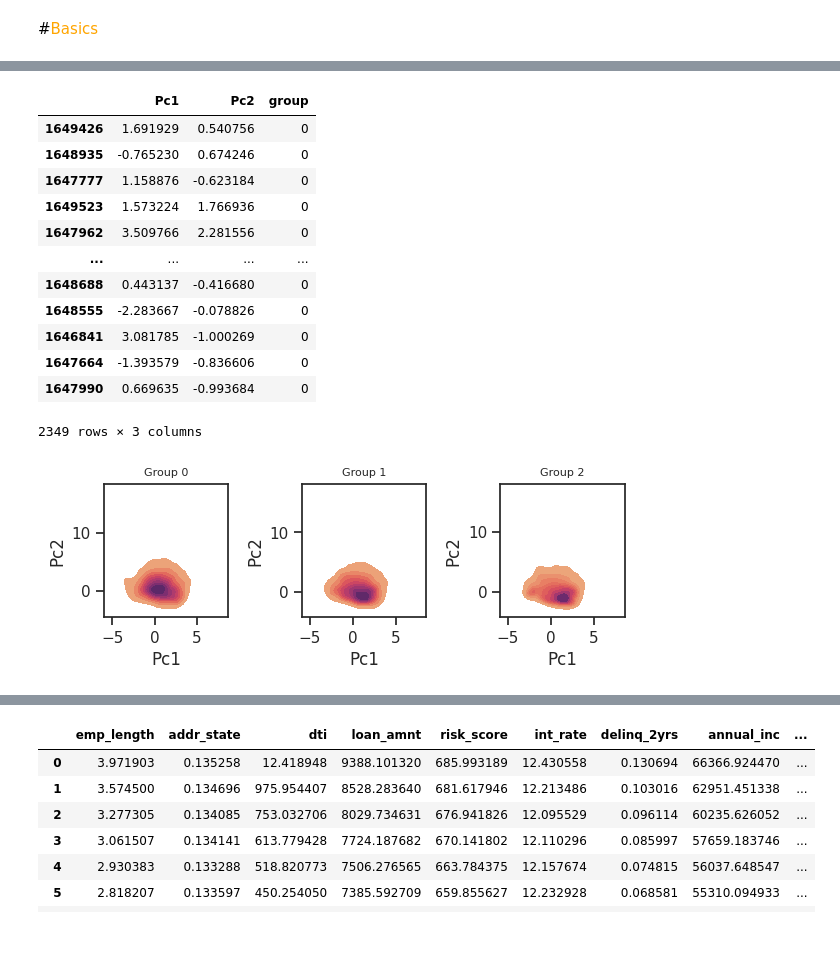
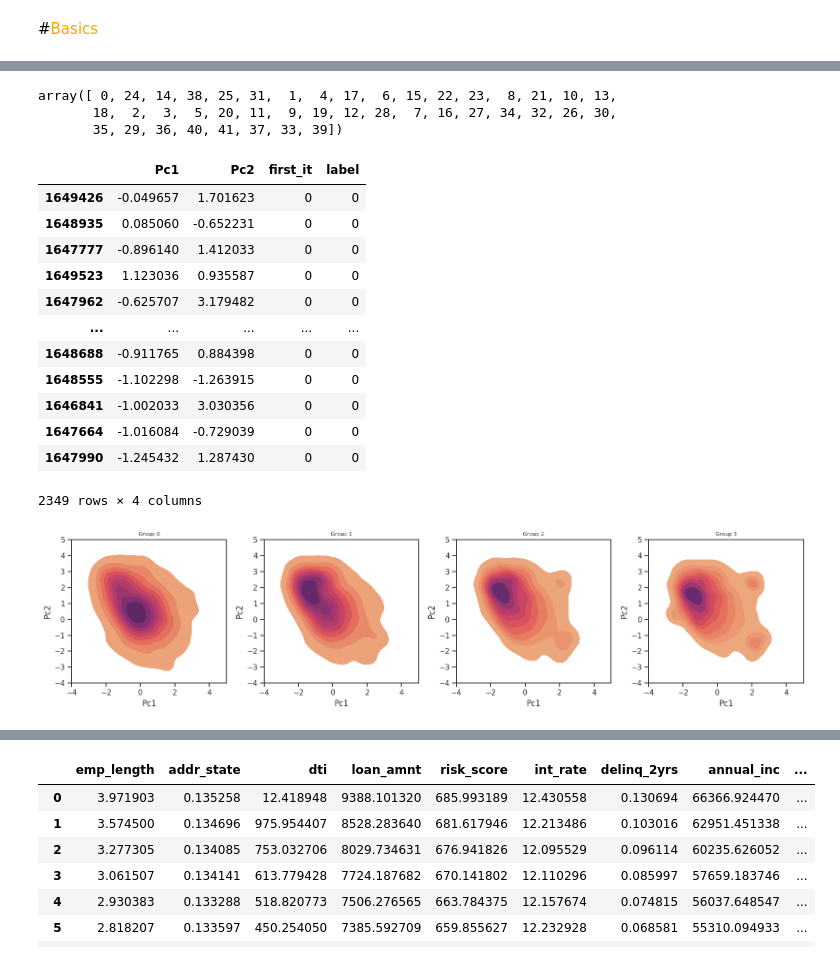
Before and after one commit to hiaac-finance/credit_pipeline, a Jupyter notebook: examples/playground ICMD.ipynb, the cells around one changed output, grey strips where cells are left out. Drawn from its saved outputs; the diff is of its cells as text; code cells hidden in the pictures.

```diff
--- a/examples/playground ICMD.ipynb
+++ b/examples/playground ICMD.ipynb
@@ -50,0 +122,2 @@ import seaborn as sns
+# %%
+data_ex = pd.read_parquet(datapath_ex)
@@ -78,2 +148,0 @@ datapath_ex = os.path.join(ri_datasets_path,f'Data/TN-{seed_number}-{year}-{size
-# %%
-data_ex = joblib.load(datapath_ex)
@@ -92,0 +225,12 @@ X.shape
+# %%
+X = df_i.loc[:, ~df_i.columns.isin(['first_it', 'label'])]
+
+# Standardize the selected columns
+scaler = StandardScaler()
+X_scaled = scaler.fit_transform(X)
+
+# Convert the standardized result back to a DataFrame
+X_scaled_df = pd.DataFrame(X_scaled, columns=X.columns, index=X.index)
+
+df_scaled = pd.concat([X_scaled_df, df_i.loc[:, ['first_it', 'label']]], axis=1)
+df_scaled
@@ -93,63 +251,74 @@ X.shape
 # %%
 pca = PCA(n_components=2, random_state = seed_number)  # Reduce to 2 dimensions for visualization
-principalComponents = pca.fit_transform(X)
+principalComponents = pca.fit_transform(X_scaled)
 
 principalDf = pd.DataFrame(data = principalComponents,
-                           columns = ['Pc1', 'Pc2'], index=df.index)
+                           columns = ['Pc1', 'Pc2'], index=df_scaled.index)
 
 # Add the group information back for plotting
-finalDf = pd.concat([principalDf, df['group']], axis = 1)
+finalDf = pd.concat([principalDf, df_i.loc[:, ['first_it', 'label']]], axis = 1)
+# %%
+finalDf.first_it.unique()
+# %% [output]
+array([ 0, 24, 14, 38, 25, 31,  1,  4, 17,  6, 15, 22, 23,  8, 21, 10, 13,
+       18,  2,  3,  5, 20, 11,  9, 19, 12, 28,  7, 16, 27, 34, 32, 26, 30,
+       35, 29, 36, 40, 41, 37, 33, 39])
 # %%
-finalDf.loc[finalDf['group'] == 0]
+finalDf.loc[finalDf['first_it'] == 0]
 # %% [output]
-|  | Pc1 | Pc2 | group |
-| 1649426 | 1.691929 | 0.540756 | 0 |
-| 1648935 | -0.765230 | 0.674246 | 0 |
-| 1647777 | 1.158876 | -0.623184 | 0 |
-| 1649523 | 1.573224 | 1.766936 | 0 |
-| 1647962 | 3.509766 | 2.281556 | 0 |
-| ... | ... | ... | ... |
-| 1648688 | 0.443137 | -0.416680 | 0 |
-| 1648555 | -2.283667 | -0.078826 | 0 |
-| 1646841 | 3.081785 | -1.000269 | 0 |
-| 1647664 | -1.393579 | -0.836606 | 0 |
-| 1647990 | 0.669635 | -0.993684 | 0 |
+|  | Pc1 | Pc2 | first_it | label |
+| 1649426 | -0.049657 | 1.701623 | 0 | 0 |
+| 1648935 | 0.085060 | -0.652231 | 0 | 0 |
+| 1647777 | -0.896140 | 1.412033 | 0 | 0 |
+| 1649523 | 1.123036 | 0.935587 | 0 | 0 |
+| 1647962 | -0.625707 | 3.179482 | 0 | 0 |
+| ... | ... | ... | ... | ... |
+| 1648688 | -0.911765 | 0.884398 | 0 | 0 |
+| 1648555 | -1.102298 | -1.263915 | 0 | 0 |
+| 1646841 | -1.002033 | 3.030356 | 0 | 0 |
+| 1647664 | -1.016084 | -0.729039 | 0 | 0 |
+| 1647990 | -1.245432 | 1.287430 | 0 | 0 |
-2349 rows × 3 columns
+2349 rows × 4 columns
 # %%
 import math
 
 # Define N as the total number of groups you want to plot
-N = finalDf['group'].nunique()  # Number of unique groups
+N = 5 #finalDf['first_it'].max()  # Number of unique first_its
 
 # Calculate the number of rows and columns needed for the grid
-n_cols = 10  # You can adjust this to your preference
+n_cols = 5  # You can adjust this to your preference
 n_rows = math.ceil(N / n_cols)
 
 sns.set_theme(style="ticks")
-fig, axs = plt.subplots(n_rows, n_cols, figsize=(20, n_rows * 2))  # Adjust the figure size dynamically
+fig, axs = plt.subplots(n_rows, n_cols, figsize=(20, n_rows * 4))  # Adjust the figure size dynamically
 
 # Flatten the axs array for easy iteration if there are multiple rows
 axs = axs.flatten()
 
-# For each group, create a KDE plot
-for i in range(0, 4):  # Loop through the number of unique groups
+# For each first_it, create a KDE plot
+for i in range(0, 5):  # Loop through the number of unique first_its
     ax = axs[i]
     sns.kdeplot(
         x="Pc1", y="Pc2",
-        data=finalDf.query(f"group == {i}"),
+        data=finalDf.query(f"first_it <= {i} and label != 9999"),
         cmap="flare", fill=True, ax=ax
     )
+    # sns.kdeplot(
+    #     x="Pc1", y="Pc2",
+    #     data=finalDf.query(f"first_it <= {i} and label == 1"),
+    #     cmap="Blues", fill=True, ax=ax
+    # )
     ax.set_title(f'Group {i}', fontsize=8)
-    # ax.set_ylim([-1, 2])
-    # ax.set_xlim([-2, 4])
+    ax.set_ylim([-4, 5])
+    ax.set_xlim([-4, 5])
 
 # Turn off the axes for any remaining empty subplots
 for j in range(i, n_rows * n_cols):
     fig.delaxes(axs[j])
 
 plt.tight_layout()
 
 plt.savefig(f'pca-{seed_number}-{year}-{size}-{p_value}-{contamination_threshold}.png')
 plt.show()
 # %% [output]
-[figure, old version]
+[figure, new version]
```
Also changed, not shown: parts of 25 cells of this notebook, 4 other files.
